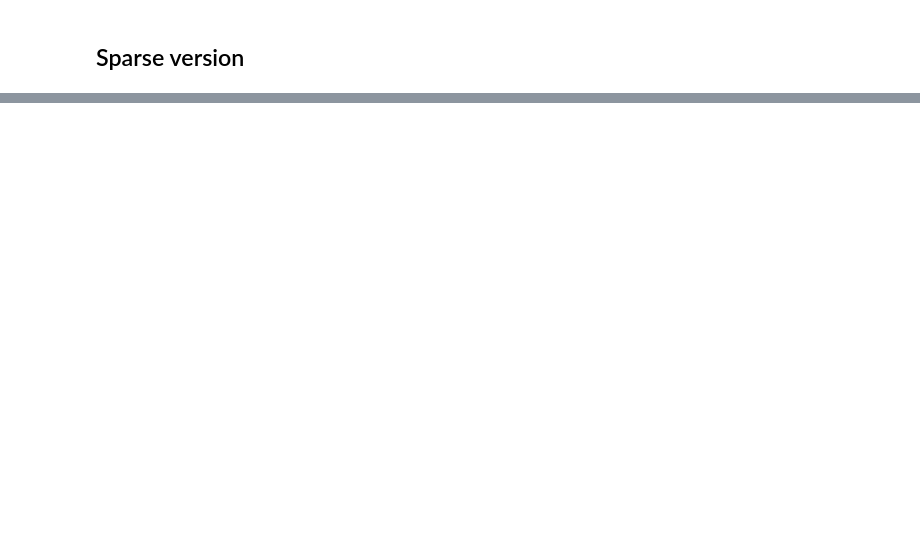
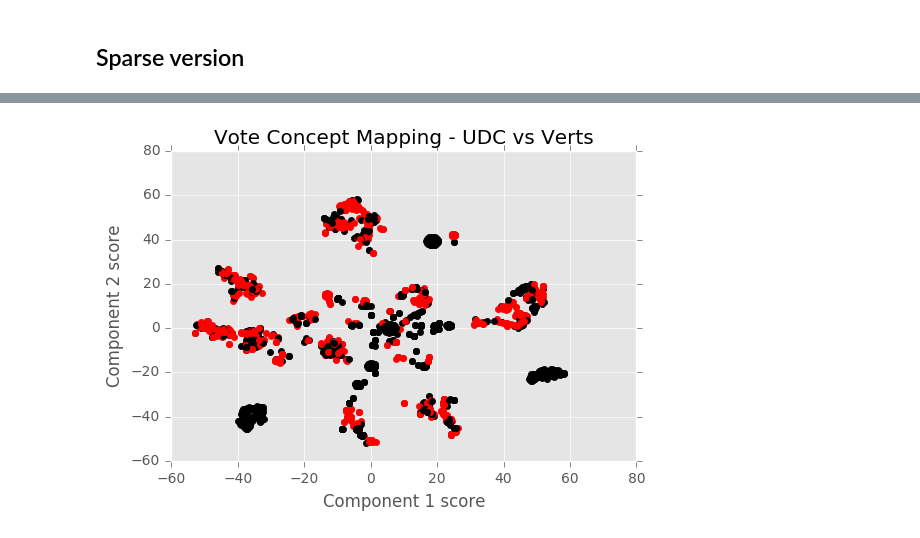
Before and after one commit to lazareGirardin/DataJamDays, a Jupyter notebook: Parlement_all_votes.ipynb, the cells around one changed output, grey strips where cells are left out. Cells and saved outputs as stored; diff of their text form; code cells hidden in the pictures; blank space fills up the shorter version.

```diff
--- a/Parlement_all_votes.ipynb
+++ b/Parlement_all_votes.ipynb
@@ -207,0 +335,3 @@ plt.show()
+# %%
+voter_pattern_df['UDC/Verts'] = abs(voter_pattern_df['UDC'] - voter_pattern_df['Verts'])
+voter_pattern_df
@@ -207,0 +357,14 @@ plt.show()
+# %%
+# Exemple Verts
+plt.figure(1)
+plt.title("Vote Concept Mapping - UDC vs Verts")
+x = W_embedded[0,:]
+y = W_embedded[1,:]
+color_dict = {0:'black', 1:'red'}
+plt.xlabel("Component 1 score")
+plt.ylabel("Component 2 score")
+
+for i,c in enumerate(voter_pattern_df['UDC/Verts']):
+    plt.scatter(W_embedded[:,0][i], W_embedded[:,1][i], color=color_dict[voter_pattern_df['UDC/Verts'].iloc[i]])
+# %% [output]
+[figure, added]
```
Also changed, not shown: parts of 26 cells of this notebook.
